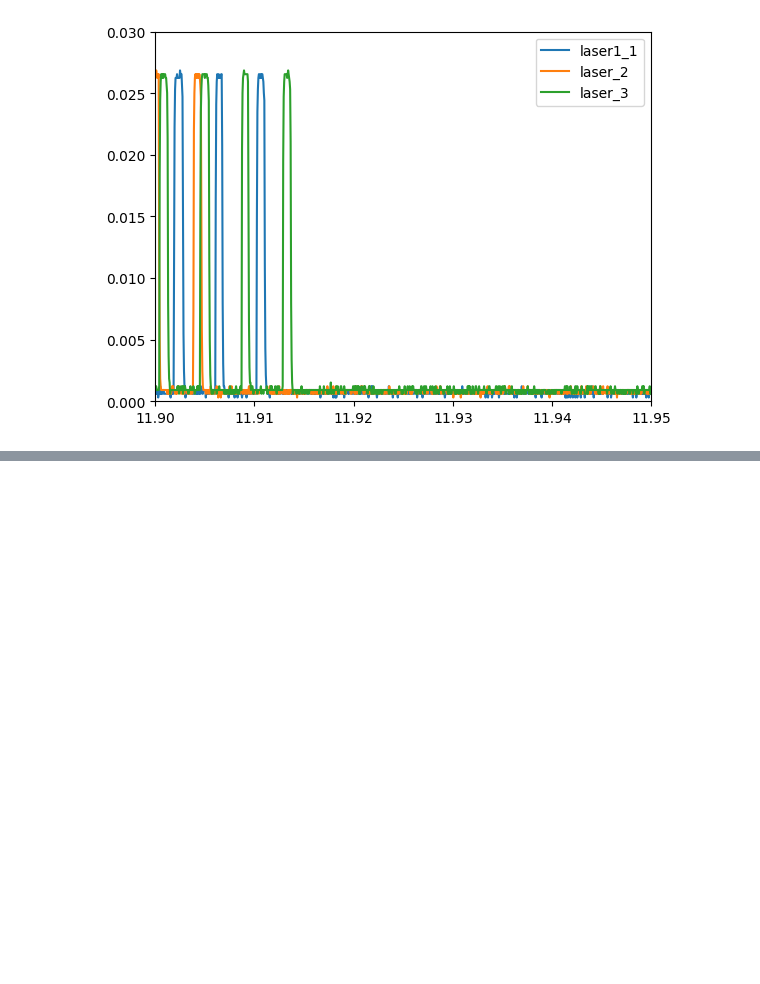
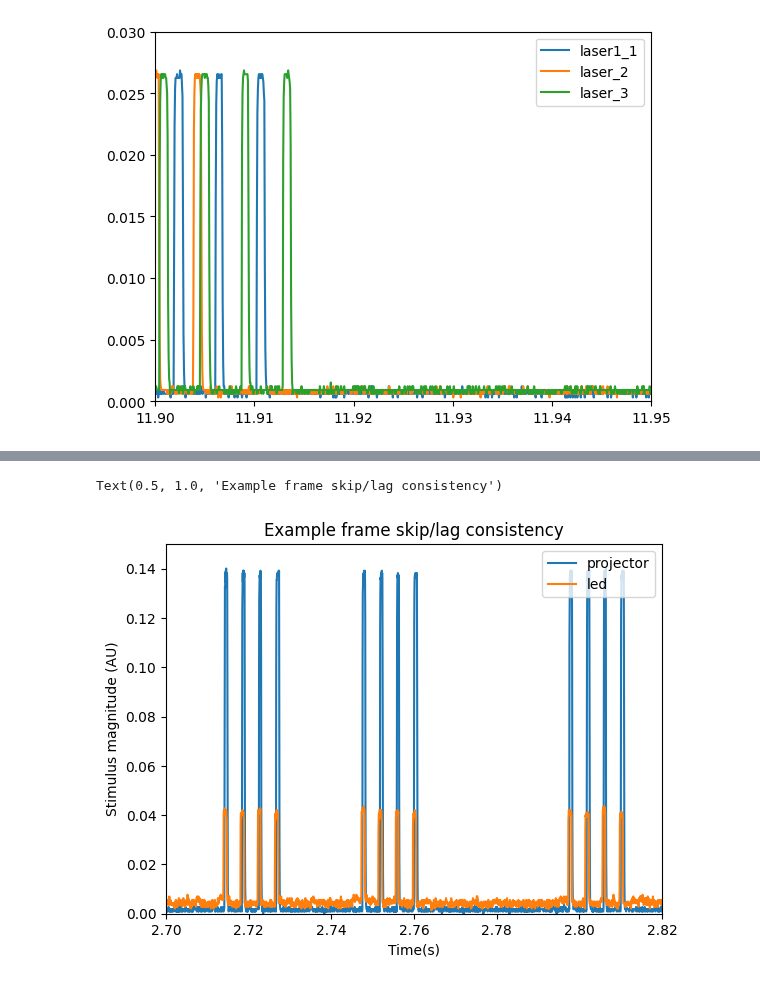
Before and after one commit to bkim346/Neitz_Analysis_Suite, a Jupyter notebook: testingbed.ipynb, the cells around one changed output, grey strips where cells are left out. Cells and saved outputs as stored; diff of their text form; code cells hidden in the pictures; blank space fills up the shorter version.

Commit message:
Added stim calibration data and figures

```diff
--- a/testingbed.ipynb
+++ b/testingbed.ipynb
@@ -505,0 +604,12 @@ plt.legend(["laser1_1", "laser_2", "laser_3"])
+# %%
+plt.figure()
+plt.plot(time_vec ,stim_ch)
+plt.plot(time_vec ,led_ch)
+plt.axis([2.7, 2.82, 0, 0.15])
+plt.legend(["projector", "led"], loc='upper right')
+plt.xlabel("Time(s)")
+plt.ylabel("Stimulus magnitude (AU)")
+plt.title("Example frame skip/lag consistency")
+# %% [output]
+Text(0.5, 1.0, 'Example frame skip/lag consistency')
+[figure, added]
```
Also changed, not shown: parts of 1 cell of this notebook, 5 other files.
